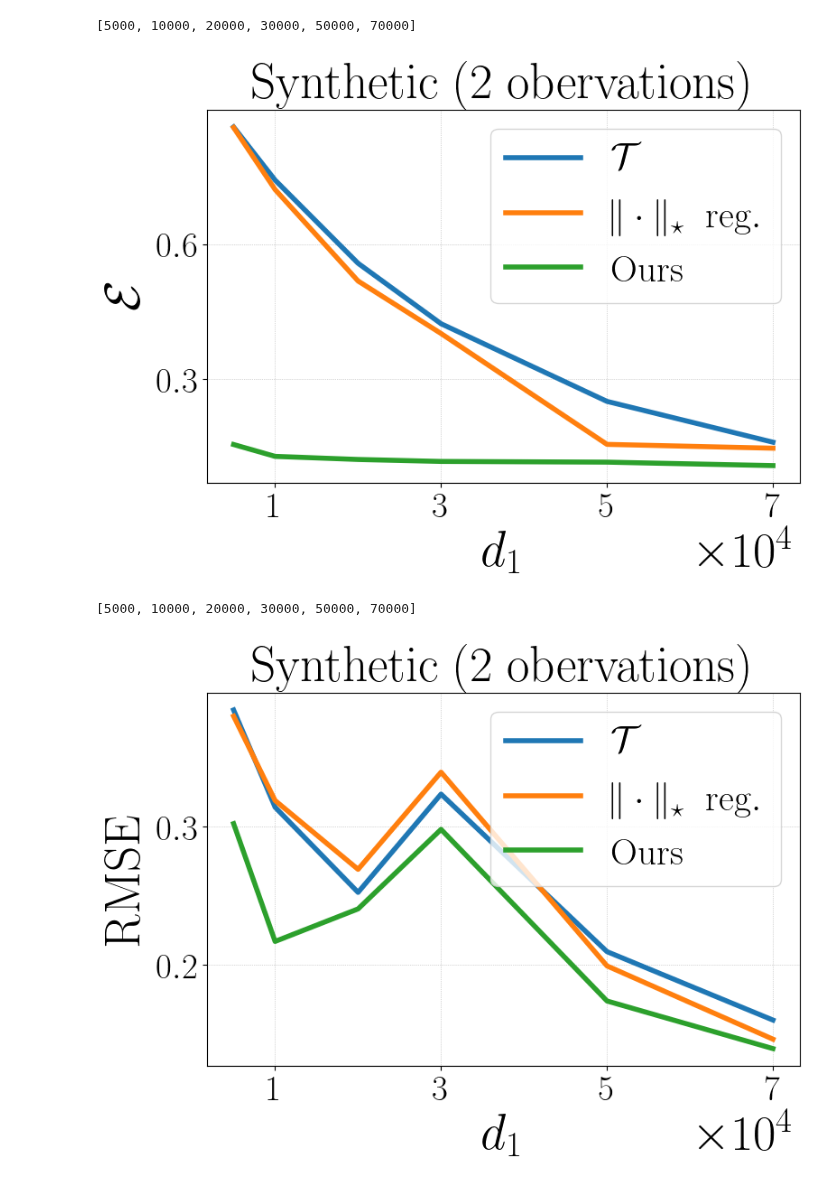
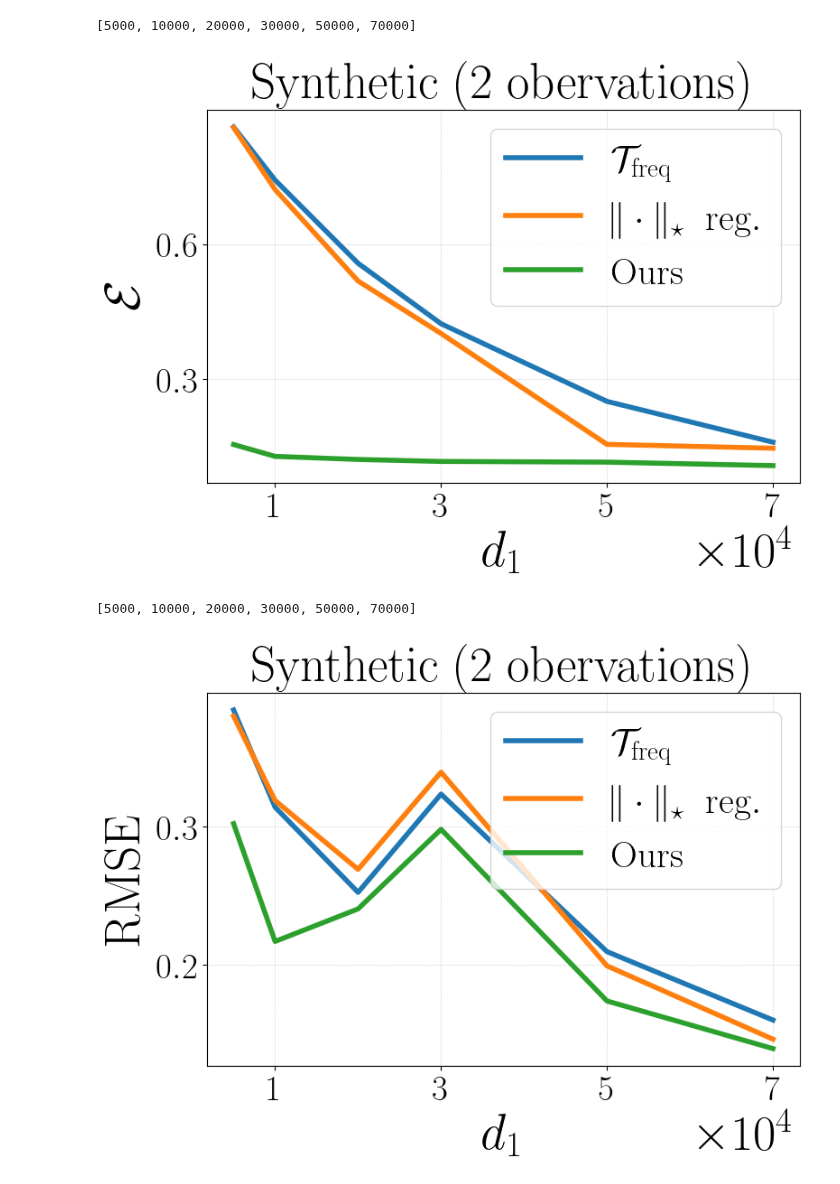
Before and after one commit to VirtuosoResearch/Matrix-completion-from-ultrasparse-samples, a Jupyter notebook: plots/ob2.ipynb, the cells around one changed output. Cells and saved outputs as stored; diff of their text form; code cells hidden in the pictures.

Commit message:
plots

```diff
--- a/plots/ob2.ipynb
+++ b/plots/ob2.ipynb
@@ -54,7 +54,7 @@ plt.figure(figsize=(8,6))
 #plt.plot(X, original_err_mean, lw=4, label=r"$\tilde{M}^T\tilde{M}$")
 #plt.plot(X, T_prob_err_mean, lw=4, label=r"$T_{\mathrm{prob}}$")
 #plt.plot(X, T_freq_err_mean, lw=4, label=r"$T_{\mathrm{freq}}$")
-plt.plot(X, SVD_T_err_mean, lw=4, label=r"$\mathcal{T}$")
+plt.plot(X, SVD_T_err_mean, lw=4, label=r"$\mathcal{T}_\mathrm{freq}$")
 #plt.plot(X, X_original_err_mean, lw=4, label=r"$X_{\tilde{M}^T\tilde{M}}$")
 plt.plot(X, ob2_err_mean, lw=4, label=r"$\|\cdot\|_\star~~\mathrm{reg.}$")
 plt.plot(X, err_mean, lw=4, label=r"$\mathrm{Ours}$")
@@ -64,34 +64,34 @@ plt.plot(X, err_mean, lw=4, label=r"$\mathrm{Ours}$")
 plt.legend(fontsize=30, loc='upper right')
 plt.title(title, fontsize=40)
 
 plt.xlabel(r"$d_1$", fontsize=40)
 plt.ylabel(r"$\mathcal{E}$", fontsize=40)
 
 plt.xticks(xticks,fontsize=28)
 plt.yticks(fontsize=28)
 formatter = ScalarFormatter(useMathText=True)
 formatter.set_powerlimits((4, 4))
 
 plt.ticklabel_format(style='sci', axis='x', scilimits=(4, 4))
 plt.gca().xaxis.get_offset_text().set_fontsize(40)
 
 plt.gca().yaxis.set_major_locator(MaxNLocator(3))
 #plt.yscale("log", base=10)
 #plt.ylim(,1.1)
 
 plt.grid(lw=0.5, ls=":")
 #acc_str = f"best train acc: {np.array(train_acc).max():.4f}\nvalid acc: {val_acc[-1]:.4f}\nbest valid acc: {np.array(val_acc).max():.4f}\ngrokking gap: {val_converge-train_converge}"
 # plt.annotate(acc_str, xy=(0.2, 0.5), xycoords='axes fraction', fontsize=12, color='purple', ha='center')
 # add the annotation text to the overleaf file
 plt.tight_layout()
 plot_name = f"./plots/ob2_err.pdf"
 plt.savefig(plot_name, bbox_inches='tight', format="pdf", dpi=1200)
 
 plt.show()
 plt.close()
 # %% [output]
 [5000, 10000, 20000, 30000, 50000, 70000]
-[figure, old version]
+[figure, new version]
 # %%
 # observed entries
 title = r'$\mathrm{Synthetic~(2~obervations)}$'
@@ -127,7 +127,7 @@ plt.figure(figsize=(8,6))
 #plt.plot(X, original_err_mean, lw=4, label=r"$\tilde{M}^T\tilde{M}$")
 #plt.plot(X, T_prob_err_mean, lw=4, label=r"$T_{\mathrm{prob}}$")
 #plt.plot(X, T_freq_err_mean, lw=4, label=r"$T_{\mathrm{freq}}$")
-plt.plot(X, T_freq_rmse_mean, lw=4, label=r"$\mathcal{T}$")
+plt.plot(X, T_freq_rmse_mean, lw=4, label=r"$\mathcal{T}_\mathrm{freq}$")
 #plt.plot(X, X_original_err_mean, lw=4, label=r"$X_{\tilde{M}^T\tilde{M}}$")
 plt.plot(X, ob2_rmse_mean, lw=4, label=r"$\|\cdot\|_\star~~\mathrm{reg.}$")
 plt.plot(X, rmse_mean, lw=4, label=r"$\mathrm{Ours}$")
@@ -164,4 +164,4 @@ plt.show()
 plt.close()
 # %% [output]
 [5000, 10000, 20000, 30000, 50000, 70000]
-[figure, old version]
+[figure, new version]
```
Also changed, not shown: 6 other files.
